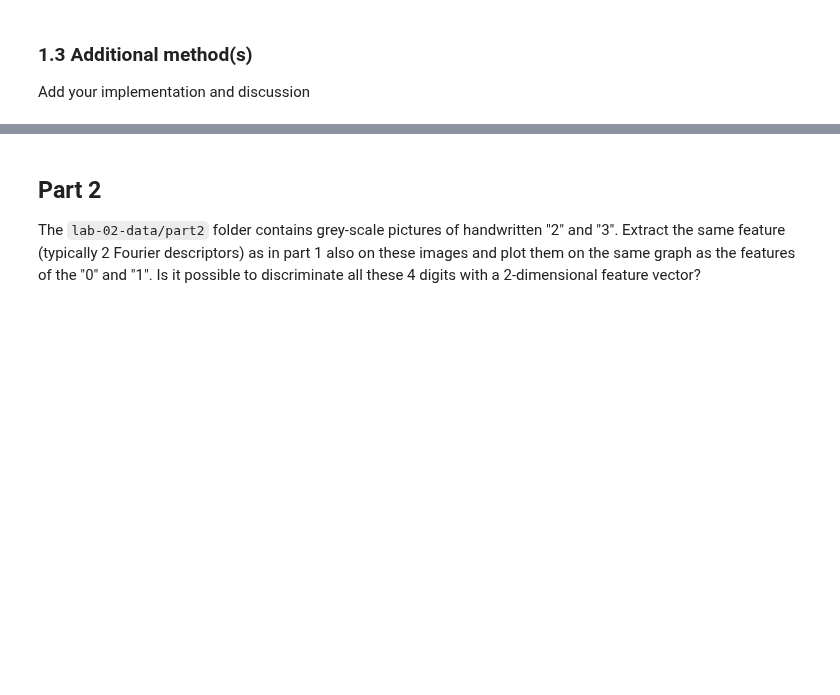
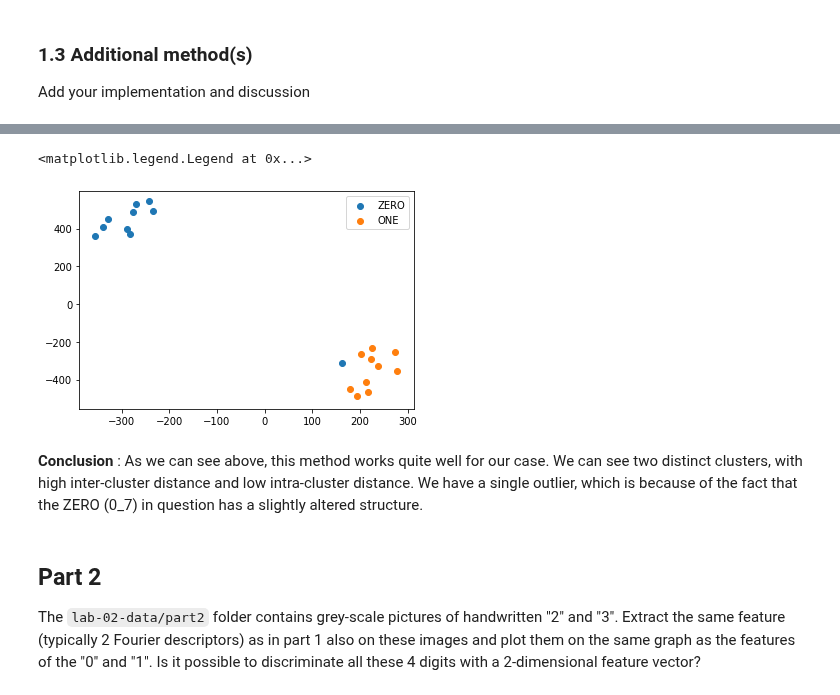
Before and after one commit to dhruti96shah/iapr-2020, a Jupyter notebook: labs/lab_02_object_description_dhruti.ipynb, the cells around one changed output, grey strips where cells are left out. Drawn from its saved outputs; the diff is of its cells as text; code cells hidden in the pictures; blank space fills up the shorter version.

```diff
--- a/labs/lab_02_object_description_dhruti.ipynb
+++ b/labs/lab_02_object_description_dhruti.ipynb
@@ -257,3 +274,18 @@ Add your implementation and discussion
+# %%
+from sklearn.manifold import TSNE
+
+model = TSNE(n_components=2, random_state=0, perplexity=4, n_iter=5000)
+tsne_data = model.fit_transform(data)
+
+plt.scatter(tsne_data[0:10,0],tsne_data[0:10,1], label='ZERO')
+plt.scatter(tsne_data[10:20,0],tsne_data[10:20,1], label='ONE')
+
+plt.legend()
+# %% [output]
+<matplotlib.legend.Legend at 0x...>
+[figure, added]
+# %% [markdown]
+**Conclusion** : As we can see above, this method works quite well for our case. We can see two distinct clusters, with high inter-cluster distance and low intra-cluster distance. We have a single outlier, which is because of the fact that the ZERO (0_7) in question has a slightly altered structure.
 # %% [markdown]
 ## Part 2
 The `lab-02-data/part2` folder contains grey-scale pictures of handwritten "2" and "3".
```
Also changed, not shown: parts of 16 cells of this notebook.
